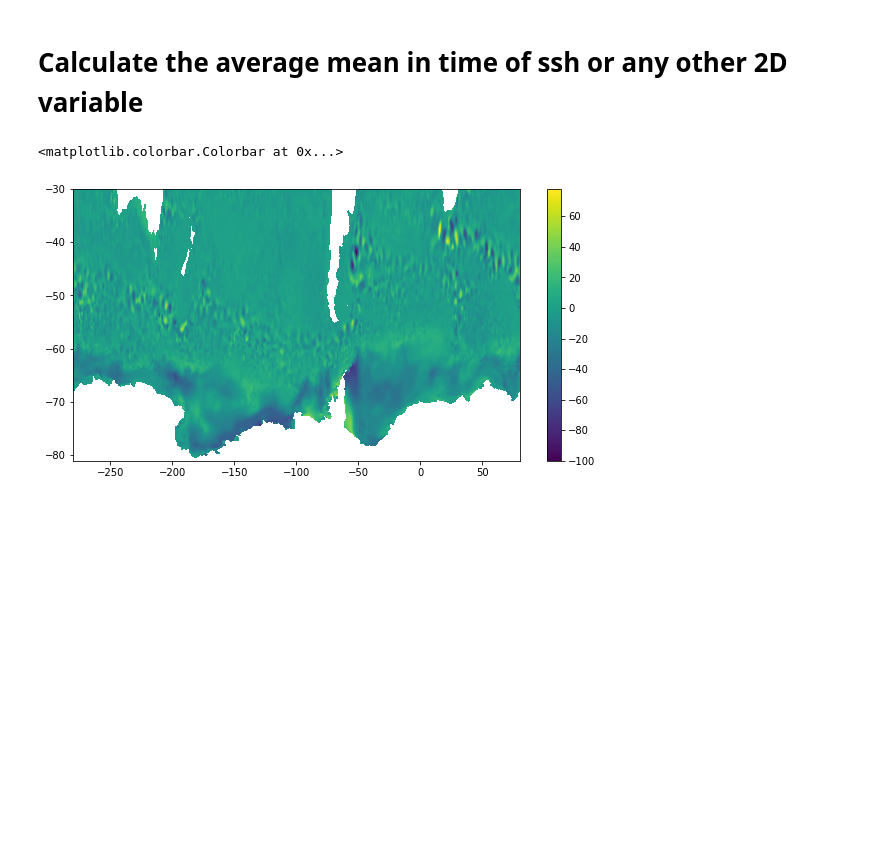
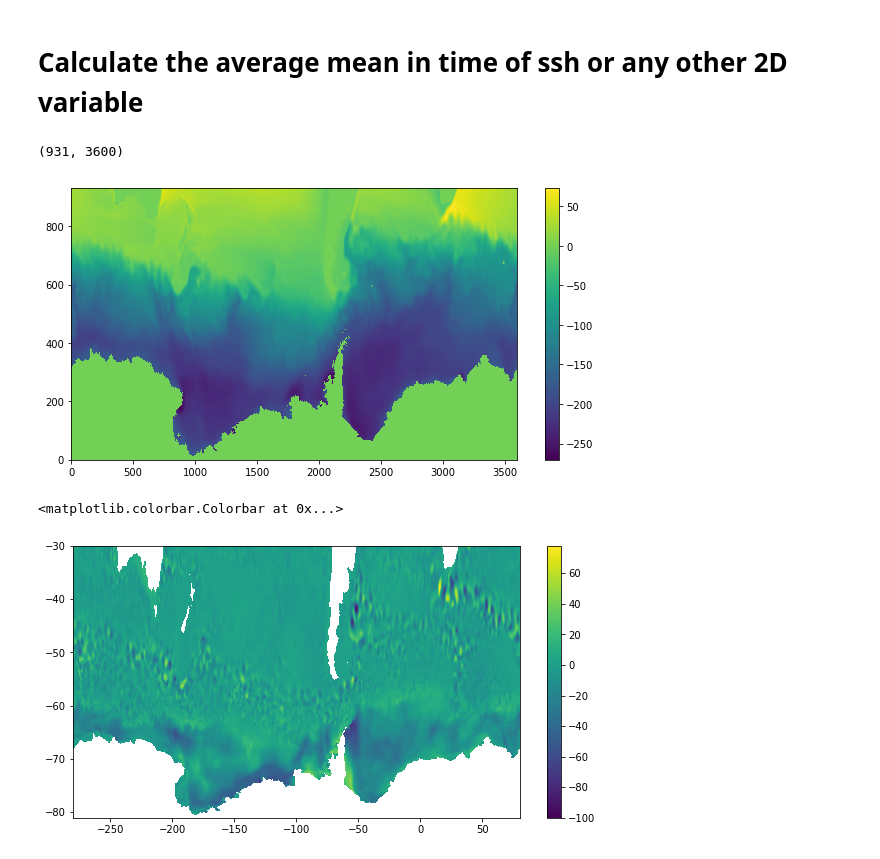
Before and after one commit to amoliu/trackeddy, a Jupyter notebook: examples/ssh_mean.ipynb, the cells around one changed output. Cells and saved outputs as stored; diff of their text form; code cells hidden in the pictures; blank space fills up the shorter version.

```diff
--- a/examples/ssh_mean.ipynb
+++ b/examples/ssh_mean.ipynb
@@ -29,3 +29,11 @@ for tt in range(306,345):
     etamean=mean(eta,axis=0)
     timeavessh[count,:,:]=etamean[:,:]
     count=count+1
+# %%
+figure(figsize=(10,5))
+pcolormesh(mean(timeavessh,axis=0))
+colorbar()
+print shape(mean(timeavessh,axis=0))
+# %% [output]
+(931, 3600)
+[figure, added]
```
Also changed, not shown: parts of 3 cells of this notebook, 3 other files.
